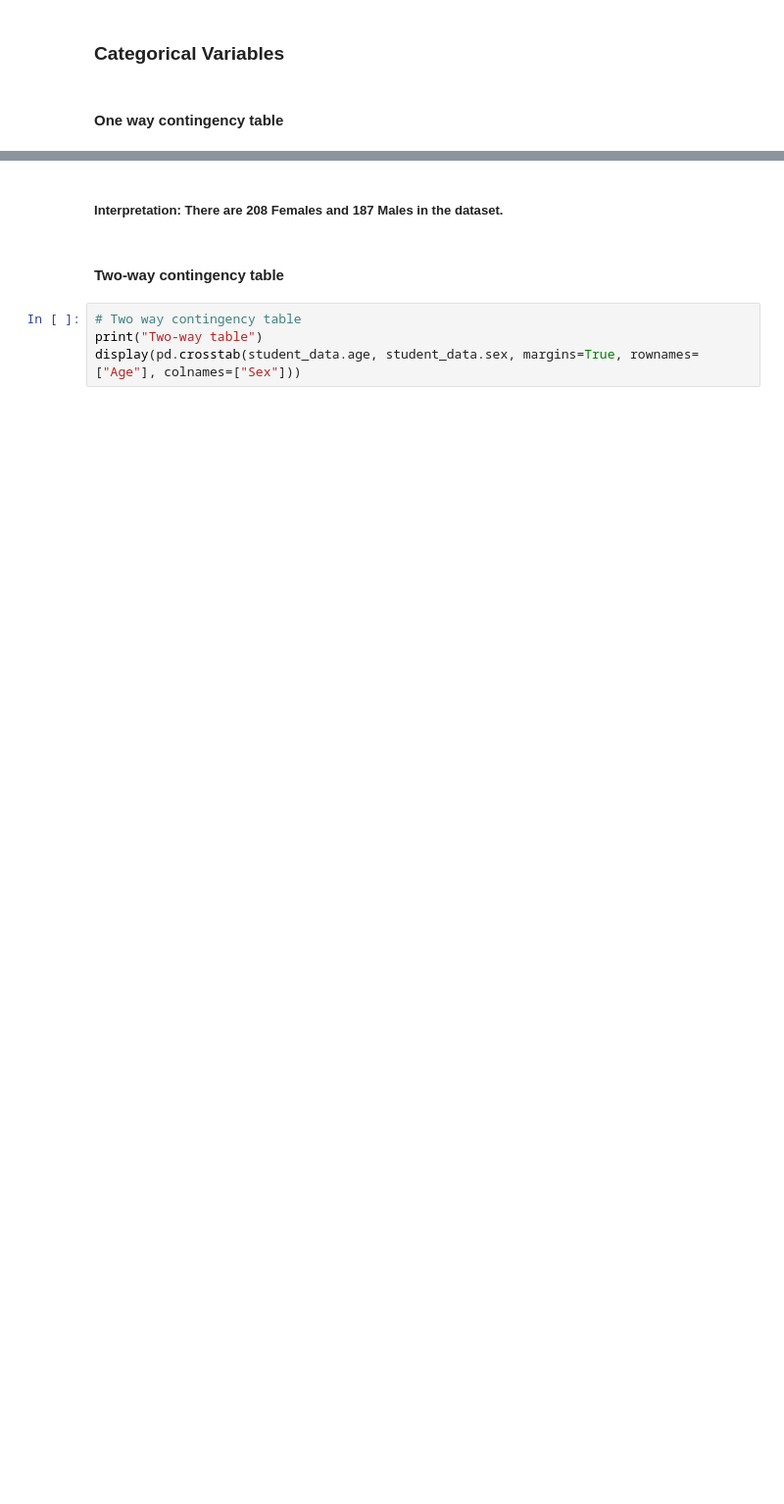
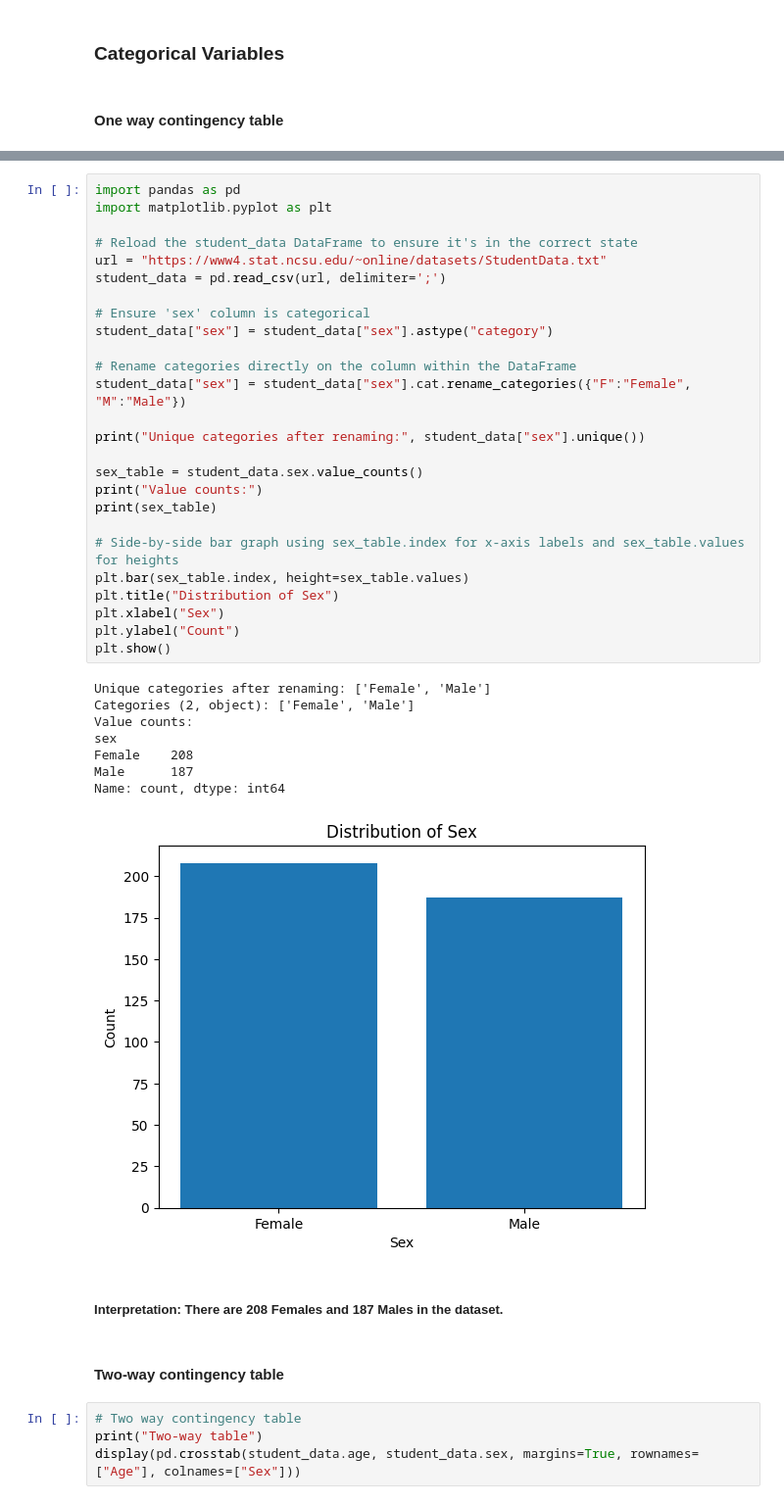
Before and after one commit to pressleydavid/hw4, a Jupyter notebook: HW4_Scratch.ipynb, the cells around one changed output, grey strips where cells are left out. Shown at 98% size. Cells and saved outputs as stored; diff of their text form; blank space fills up the shorter version.

```diff
--- a/HW4_Scratch.ipynb
+++ b/HW4_Scratch.ipynb
@@ -65,3 +80,38 @@ display(pd.crosstab(index=student_data.sex, columns="count", margins=True))
+# %%
+import pandas as pd
+import matplotlib.pyplot as plt
+
+# Reload the student_data DataFrame to ensure it's in the correct state
+url = "https://www4.stat.ncsu.edu/~online/datasets/StudentData.txt"
+student_data = pd.read_csv(url, delimiter=';')
+
+# Ensure 'sex' column is categorical
+student_data["sex"] = student_data["sex"].astype("category")
+
+# Rename categories directly on the column within the DataFrame
+student_data["sex"] = student_data["sex"].cat.rename_categories({"F":"Female", "M":"Male"})
+
+print("Unique categories after renaming:", student_data["sex"].unique())
+
+sex_table = student_data.sex.value_counts()
+print("Value counts:")
+print(sex_table)
+
+# Side-by-side bar graph using sex_table.index for x-axis labels and sex_table.values for heights
+plt.bar(sex_table.index, height=sex_table.values)
+plt.title("Distribution of Sex")
+plt.xlabel("Sex")
+plt.ylabel("Count")
+plt.show()
+# %% [output]
+Unique categories after renaming: ['Female', 'Male']
+Categories (2, object): ['Female', 'Male']
+Value counts:
+sex
+Female    208
+Male      187
+Name: count, dtype: int64
+[figure, added]
 # %% [markdown]
 ##### Interpretation: There are 208 Females and 187 Males in the dataset.
 # %% [markdown]
```
Also changed, not shown: parts of 3 cells of this notebook.
